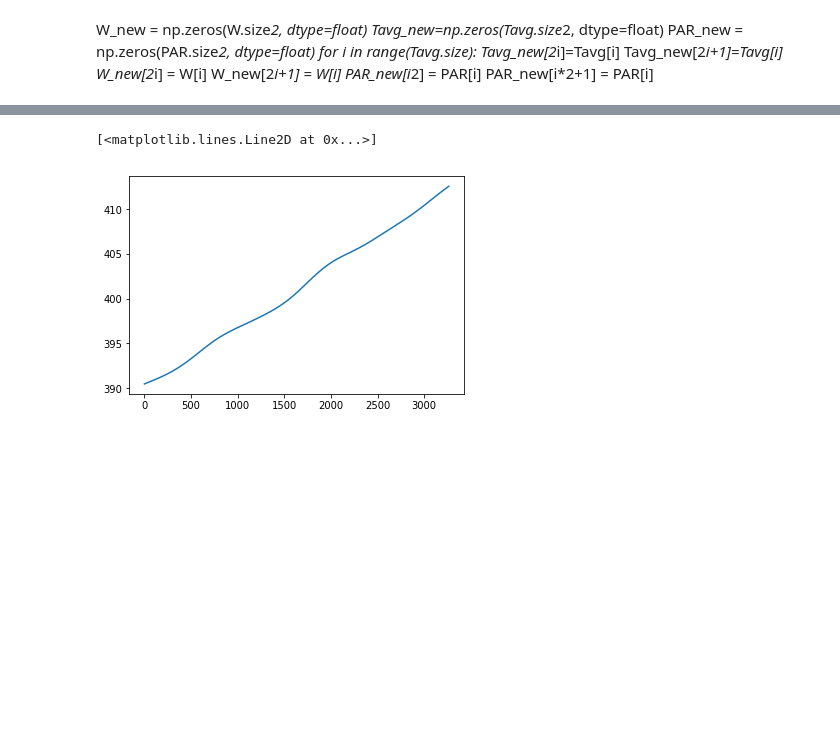
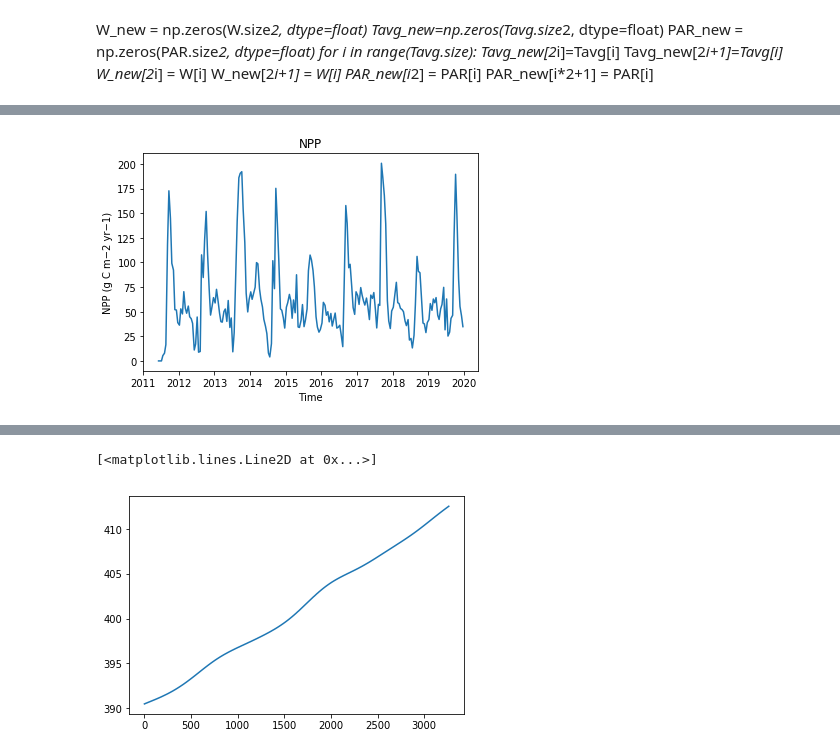
Before and after one commit to hitgo00/SC_209_Project, a Jupyter notebook: Model.ipynb, the cells around one changed output, grey strips where cells are left out. Drawn from its saved outputs; the diff is of its cells as text; code cells hidden in the pictures; blank space fills up the shorter version.

```diff
--- a/Model.ipynb
+++ b/Model.ipynb
@@ -111,0 +96,10 @@ plt.plot(CO2_avg)
+# %%
+df_pr = NDVI.copy()
+df_pr = df_pr.drop(index=df_pr.index[-10 :], columns='NDVI')
+df_pr['NPP'] = NPP
+df_pr.DateTime = pd.to_datetime(df_pr.DateTime, yearfirst=True)
+df_pr = df_pr.set_index("DateTime")
+df_pr = df_pr.reset_index()
+df_pr.columns = ['ds','y']
+train_data_pr = df_pr.iloc[:len(df_pr)]
+print(train_data_pr)
@@ -111,0 +121,12 @@ plt.plot(CO2_avg)
+# %%
+fig = plt.figure(1)
+
+ax1 = fig.add_subplot(111)
+ax1.plot(train_data_pr['ds'], NPP, label="Actual data")
+ax1.set_ylabel('NPP (g C m−2 yr−1)')
+ax1.set_xlabel('Time')
+ax1.set_title('NPP')
+fig.show()
+fig.savefig('Npp.png', dpi=300)
+# %% [output]
+[figure, added]
```
Also changed, not shown: parts of 6 cells of this notebook, 2 other files.
